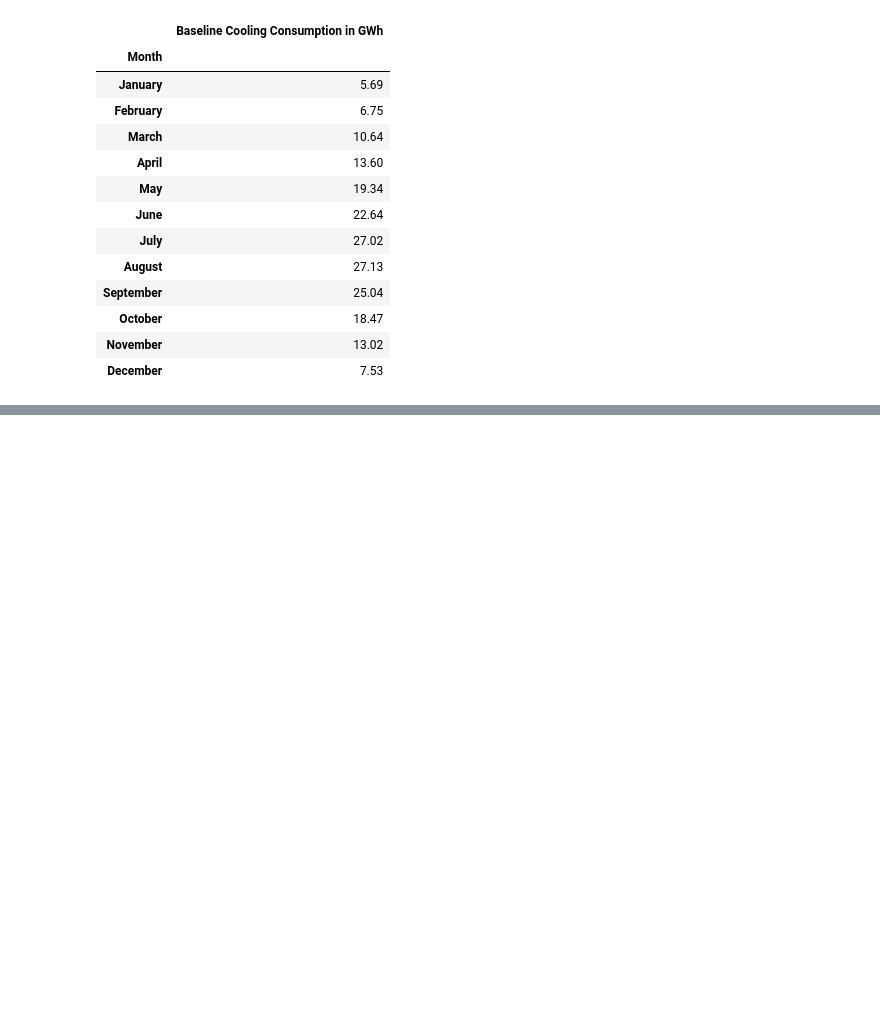
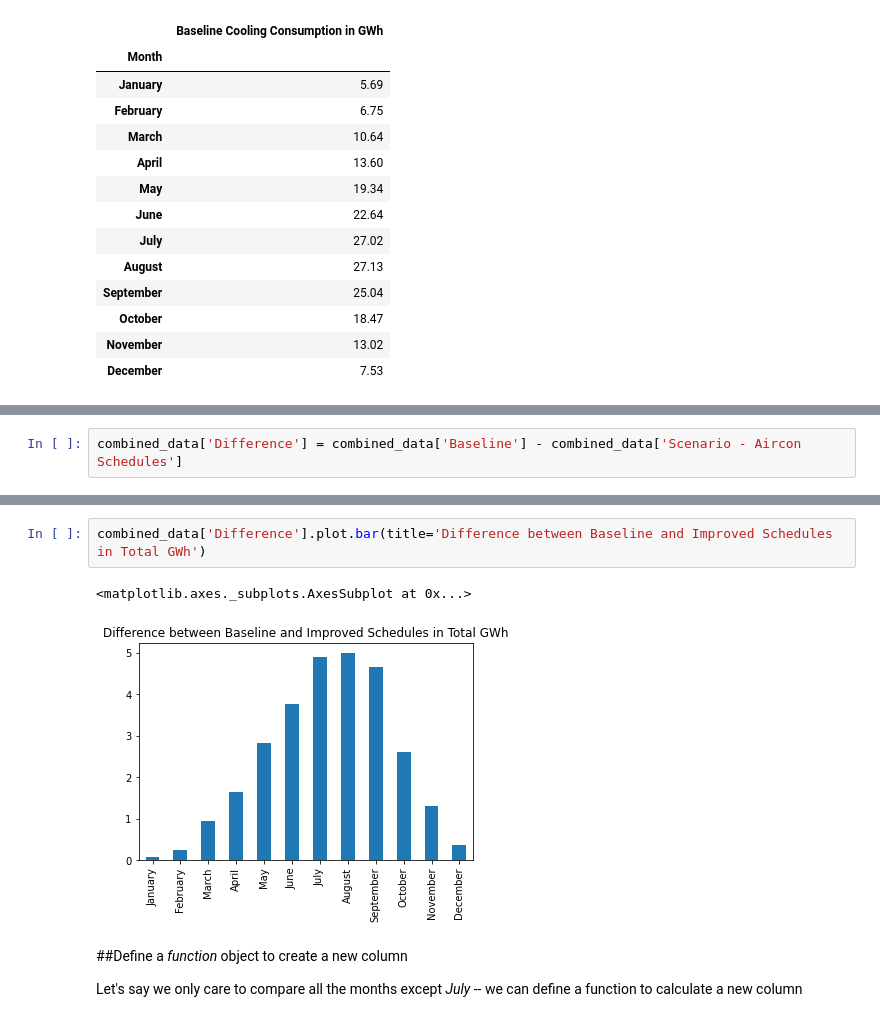
Before and after one commit to vxvrma/My-first-repository, a Jupyter notebook: Getting_Started_with_Pandas_Library.ipynb, the cells around one changed output, grey strips where cells are left out. Saved outputs shown, nothing was run; the diff lists cells and outputs as text; blank space fills up the shorter version.

```diff
--- a/Getting_Started_with_Pandas_Library.ipynb
+++ b/Getting_Started_with_Pandas_Library.ipynb
@@ -286,0 +394,2 @@ baseline_data.rename(columns={'Baseline':'Baseline Cooling Consumption in GWh'})
+# %%
+combined_data['Difference'] = combined_data['Baseline'] - combined_data['Scenario - Aircon Schedules']
@@ -286,0 +412,9 @@ baseline_data.rename(columns={'Baseline':'Baseline Cooling Consumption in GWh'})
+# %%
+combined_data['Difference'].plot.bar(title='Difference between Baseline and Improved Schedules in Total GWh')
+# %% [output]
+<matplotlib.axes._subplots.AxesSubplot at 0x...>
+[figure, added]
+# %% [markdown]
+##Define a *function* object to create a new column
+
+Let's say we only care to compare all the months except *July* -- we can define a function to calculate a new column
```
Also changed, not shown: parts of 43 cells of this notebook.
